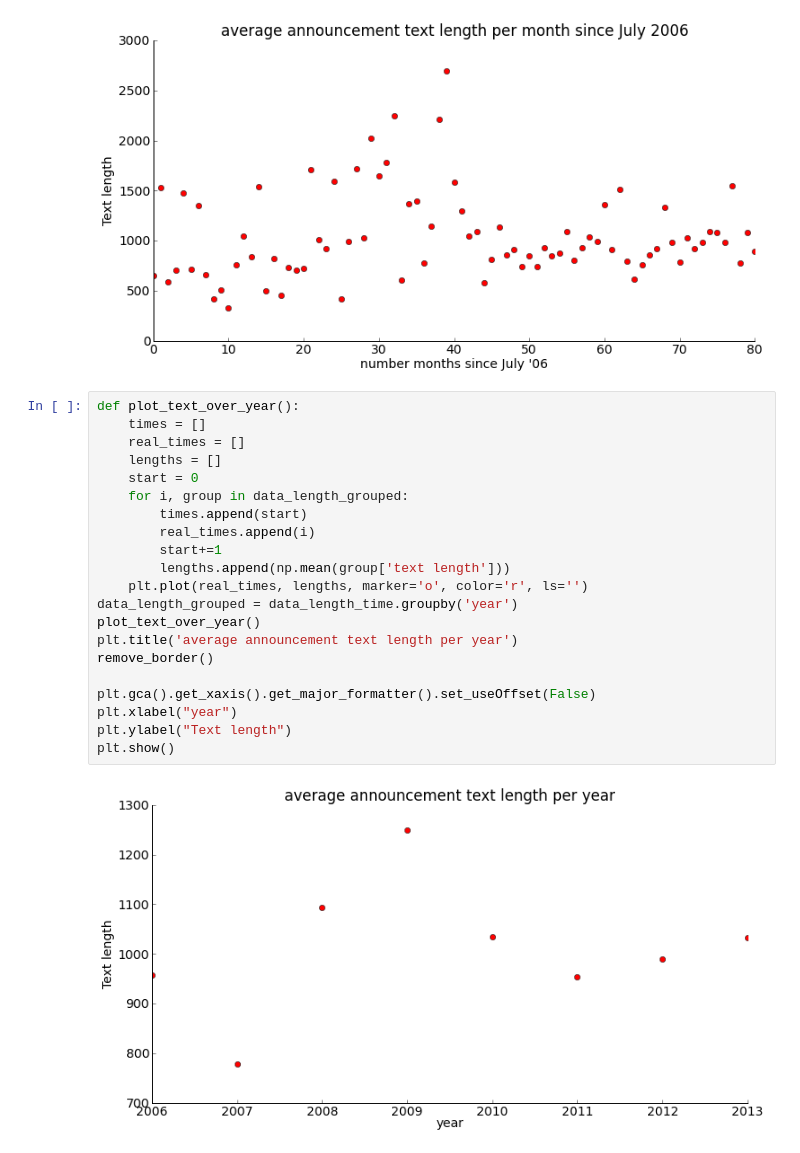
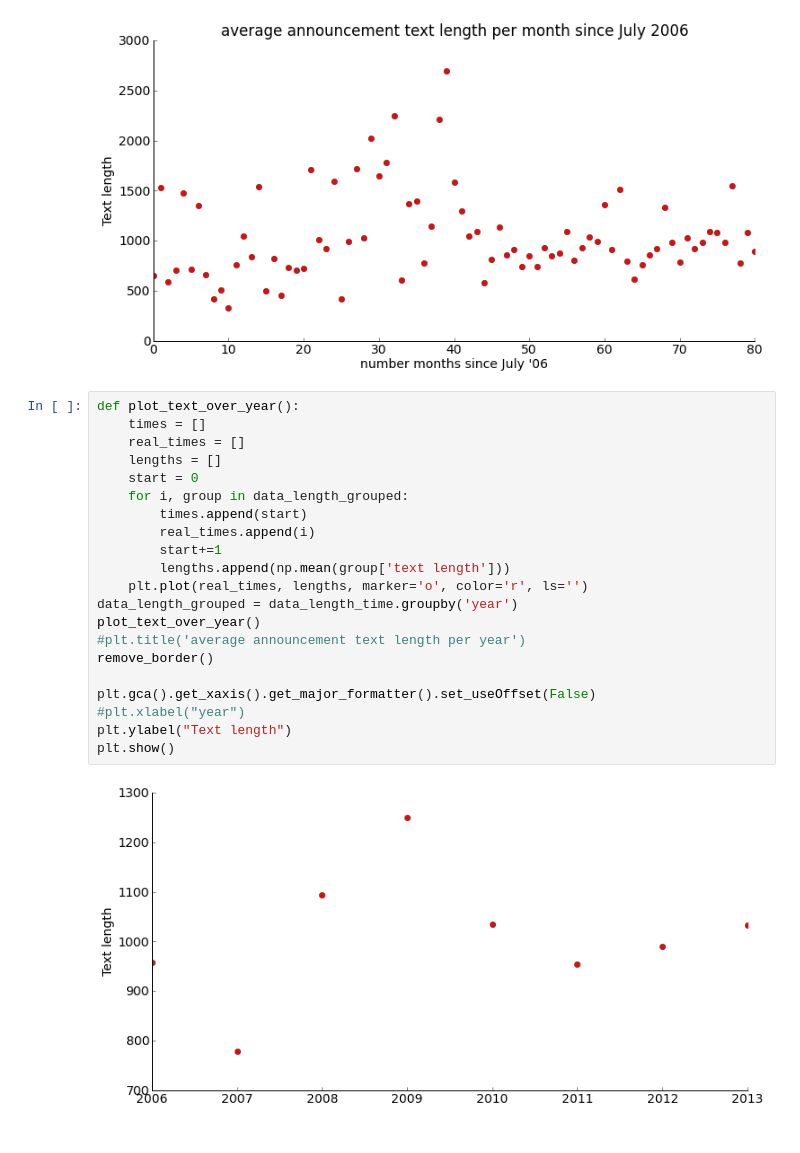
Before and after one commit to Xiaowen125/capability_analysis, a Jupyter notebook: Announcement Analysis.ipynb, the cells around one changed output. Drawn from its saved outputs; the diff is of its cells as text.

```diff
--- a/Announcement Analysis.ipynb
+++ b/Announcement Analysis.ipynb
@@ -877,23 +885,23 @@ plt.show()
 # %%
 def plot_text_over_year():
     times = []
     real_times = []
     lengths = []
     start = 0
     for i, group in data_length_grouped:
         times.append(start)
         real_times.append(i)
         start+=1
         lengths.append(np.mean(group['text length']))
     plt.plot(real_times, lengths, marker='o', color='r', ls='')
 data_length_grouped = data_length_time.groupby('year')
 plot_text_over_year()
-plt.title('average announcement text length per year')
+#plt.title('average announcement text length per year')
 remove_border()
 
 plt.gca().get_xaxis().get_major_formatter().set_useOffset(False)
-plt.xlabel("year")
+#plt.xlabel("year")
 plt.ylabel("Text length")
 plt.show()
 # %% [output]
-[figure, old version]
+[figure, new version]
```
Also changed, not shown: parts of 6 cells of this notebook.
